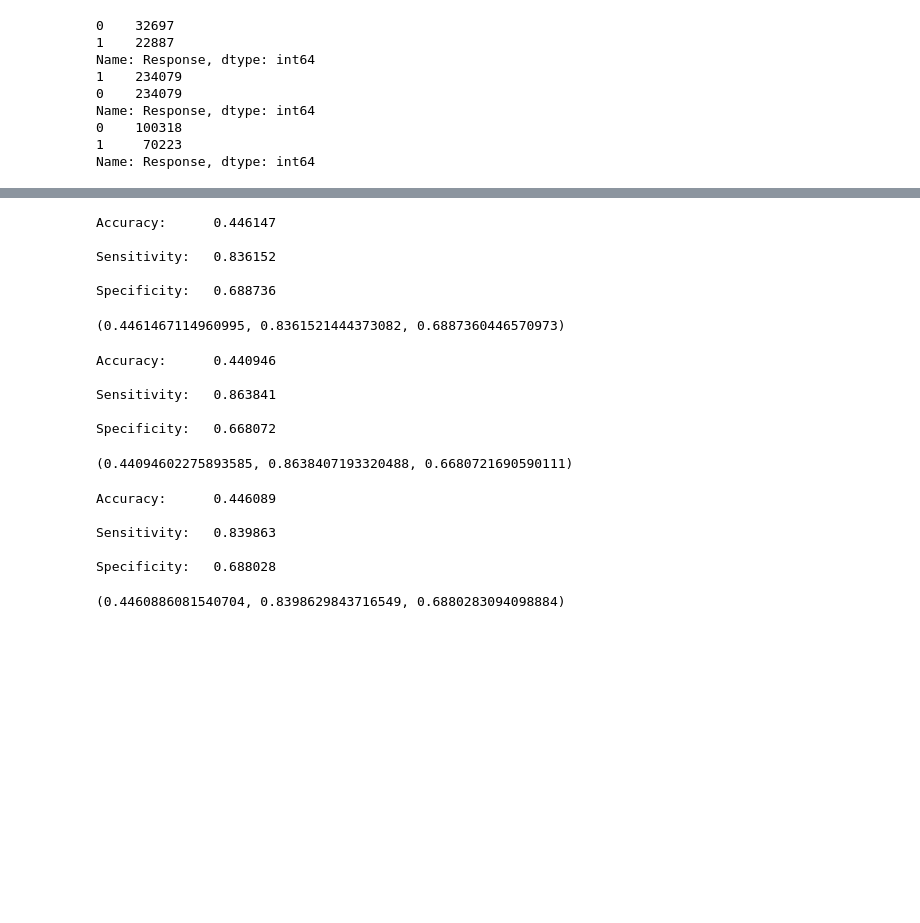
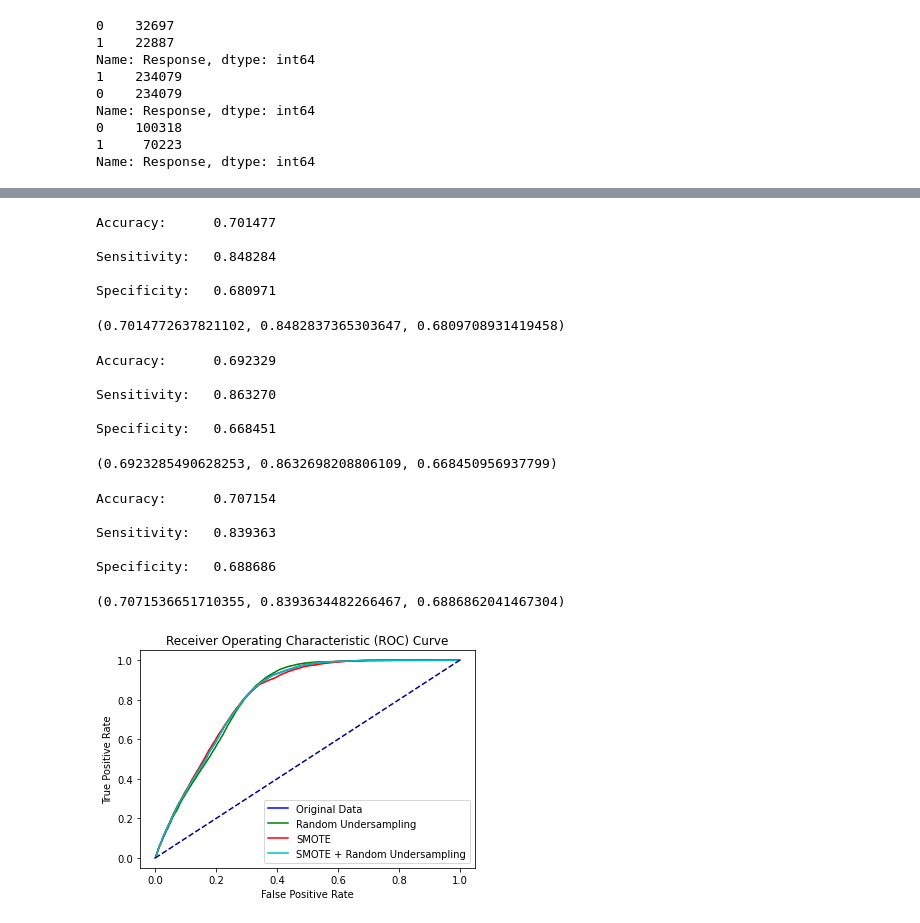
Before and after one commit to Plachido/insurance, a Jupyter notebook: insurance.ipynb, the cells around one changed output, grey strips where cells are left out. Saved outputs shown, nothing was run; the diff lists cells and outputs as text; code cells hidden in the pictures; blank space fills up the shorter version.

Commit message:
ROC, tutte le SVM, sistemata accuracy

```diff
--- a/insurance.ipynb
+++ b/insurance.ipynb
@@ -293,3 +311,7 @@ DecisionTreeClassifier(random_state=1)
+# %%
+#STAMPA DELLE CURVE ROC
+lab = ['Original Data', 'Random Undersampling', 'SMOTE', 'SMOTE + Random Undersampling']
+plot_roc(dtree, dtree_us, dtree_os, dtree_mix, X_test = X_test_num, y_test = y_test, labels=lab)
 # %%
 #NAIVE BAYES SBILANCIATO
 from sklearn.naive_bayes import GaussianNB
@@ -307,44 +329,49 @@ Specificity:   0.884201
 # %%
 #NAIVE BAYES UNDERSAMPLING CASUALE
 gnb = GaussianNB()
-gnb = gnb.fit(X_train_under, y_train_under)
+gnb_us = gnb.fit(X_train_under, y_train_under)
 pred = gnb.predict(X_test)
 confusionMatrix(pred, y_test, True)
 # %% [output]
-Accuracy:      0.446147
+Accuracy:      0.701477
 
-Sensitivity:   0.836152
+Sensitivity:   0.848284
 
-Specificity:   0.688736
+Specificity:   0.680971
-(0.4461467114960995, 0.8361521444373082, 0.6887360446570973)
+(0.7014772637821102, 0.8482837365303647, 0.6809708931419458)
 # %%
 #NAIVE BAYES SMOTE
 
 gnb = GaussianNB()
-gnb = gnb.fit(X_train_over, y_train_over)
+gnb_os = gnb.fit(X_train_over, y_train_over)
 pred = gnb.predict(X_test)
 confusionMatrix(pred, y_test, True)
 # %% [output]
-Accuracy:      0.440946
+Accuracy:      0.692329
 
-Sensitivity:   0.863841
+Sensitivity:   0.863270
 
-Specificity:   0.668072
+Specificity:   0.668451
-(0.44094602275893585, 0.8638407193320488, 0.6680721690590111)
+(0.6923285490628253, 0.8632698208806109, 0.668450956937799)
 # %%
 #NAIVE BAYES MIX
 
 gnb = GaussianNB()
-gnb = gnb.fit(X_train_mix, y_train_mix)
+gnb_mix = gnb.fit(X_train_mix, y_train_mix)
 pred = gnb.predict(X_test)
 confusionMatrix(pred, y_test, True)
 # %% [output]
-Accuracy:      0.446089
+Accuracy:      0.707154
 
-Sensitivity:   0.839863
+Sensitivity:   0.839363
 
-Specificity:   0.688028
+Specificity:   0.688686
-(0.4460886081540704, 0.8398629843716549, 0.6880283094098884)
+(0.7071536651710355, 0.8393634482266467, 0.6886862041467304)
+# %%
+#STAMPA DELLE CURVE ROC
+plot_roc(gnb, gnb_us, gnb_os, gnb_mix, X_test = X_test, y_test = y_test, labels=lab)
+# %% [output]
+[figure, added]
 # %%
 #SVM CON DATASET SBILANCIATO
 from sklearn import svm
```
Also changed, not shown: parts of 16 cells of this notebook.
